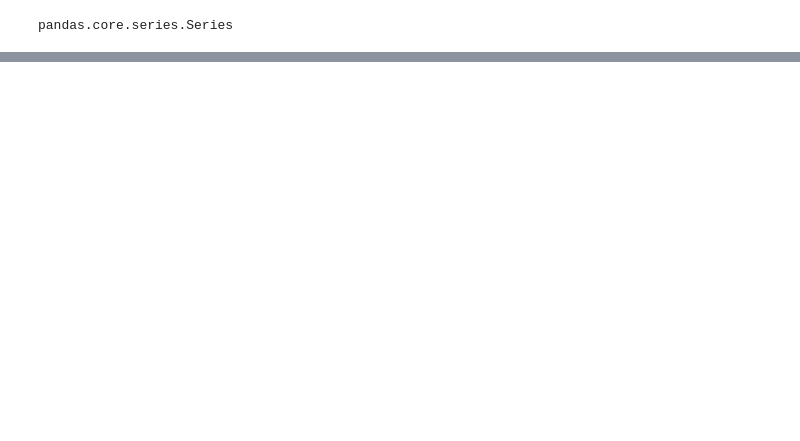
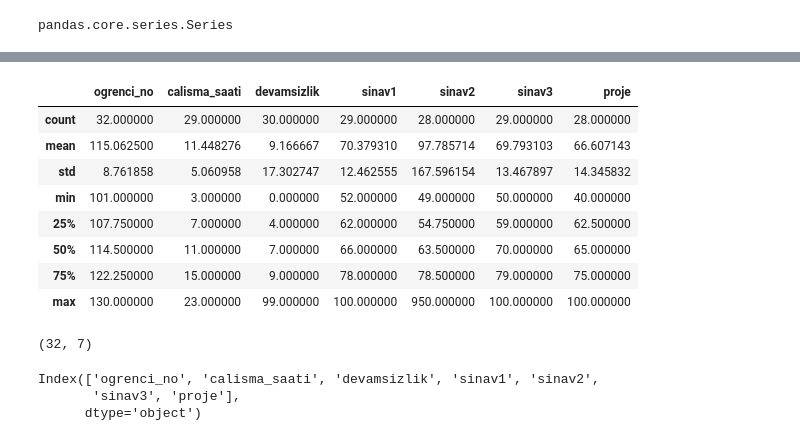
Before and after one commit to europecodingschool/ECS---VB---YZ---08.26, a Jupyter notebook: VB_YZ_Ders_5_.ipynb, the cells around one changed output, grey strips where cells are left out. Saved outputs shown, nothing was run; the diff lists cells and outputs as text; code cells hidden in the pictures; blank space fills up the shorter version.

```diff
--- a/VB_YZ_Ders_5_.ipynb
+++ b/VB_YZ_Ders_5_.ipynb
@@ -199,0 +393,2 @@ new_df.iloc[0:3,1:3] -
+# %%
+notlar_df = pd.read_csv("/content/ECS_Veri_Bilimi_Yapay_Zeka_notlar_eksik_new.csv")
@@ -199,0 +433,22 @@ new_df.iloc[0:3,1:3] -
+# %%
+notlar_df.describe() # dataframe hakkında temel istatistiksel verileri veriyor.
+# %% [output]
+|  | ogrenci_no | calisma_saati | devamsizlik | sinav1 | sinav2 | sinav3 | proje |
+| count | 32.000000 | 29.000000 | 30.000000 | 29.000000 | 28.000000 | 29.000000 | 28.000000 |
+| mean | 115.062500 | 11.448276 | 9.166667 | 70.379310 | 97.785714 | 69.793103 | 66.607143 |
+| std | 8.761858 | 5.060958 | 17.302747 | 12.462555 | 167.596154 | 13.467897 | 14.345832 |
+| min | 101.000000 | 3.000000 | 0.000000 | 52.000000 | 49.000000 | 50.000000 | 40.000000 |
+| 25% | 107.750000 | 7.000000 | 4.000000 | 62.000000 | 54.750000 | 59.000000 | 62.500000 |
+| 50% | 114.500000 | 11.000000 | 7.000000 | 66.000000 | 63.500000 | 70.000000 | 65.000000 |
+| 75% | 122.250000 | 15.000000 | 9.000000 | 78.000000 | 78.500000 | 79.000000 | 75.000000 |
+| max | 130.000000 | 23.000000 | 99.000000 | 100.000000 | 950.000000 | 100.000000 | 100.000000 |
+# %%
+notlar_df.shape # satır ve sütun sayıları
+# %% [output]
+(32, 7)
+# %%
+notlar_df.columns
+# %% [output]
+Index(['ogrenci_no', 'calisma_saati', 'devamsizlik', 'sinav1', 'sinav2',
+       'sinav3', 'proje'],
+      dtype='object')
```
Also changed, not shown: parts of 58 cells of this notebook.
